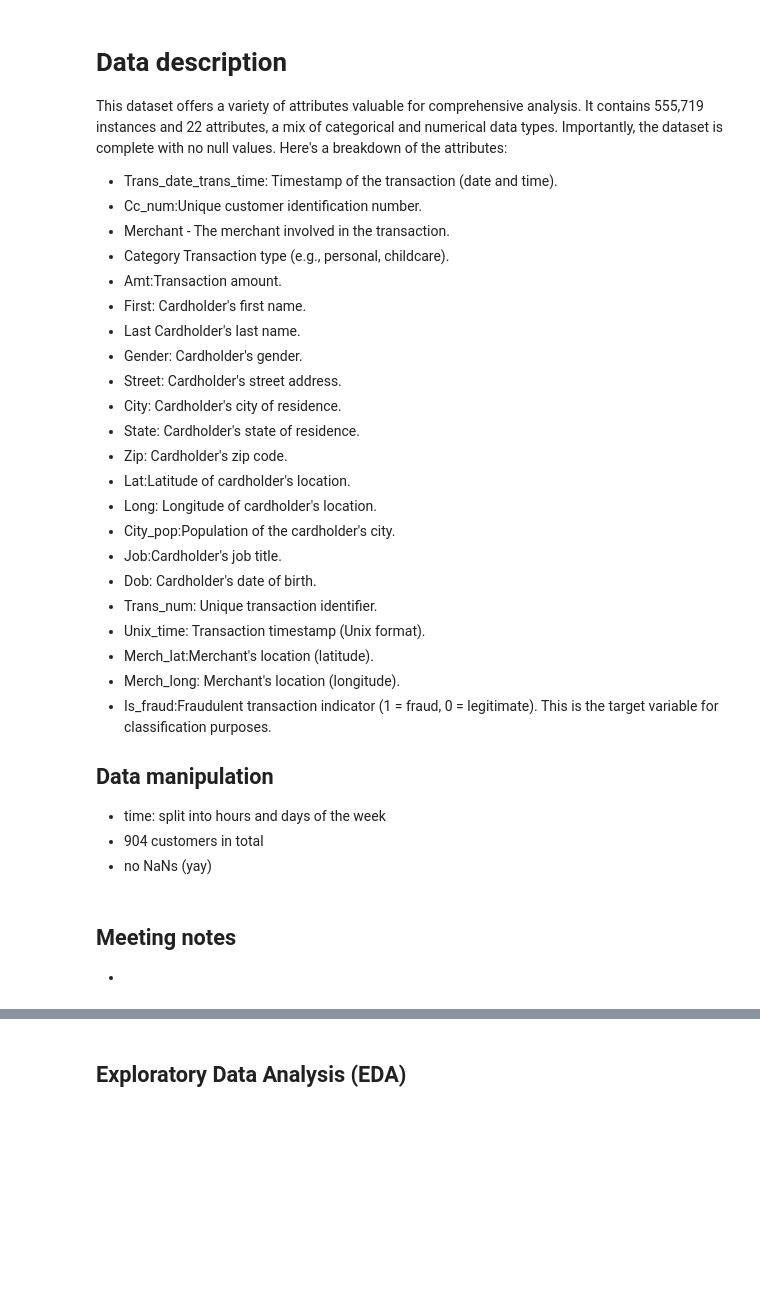
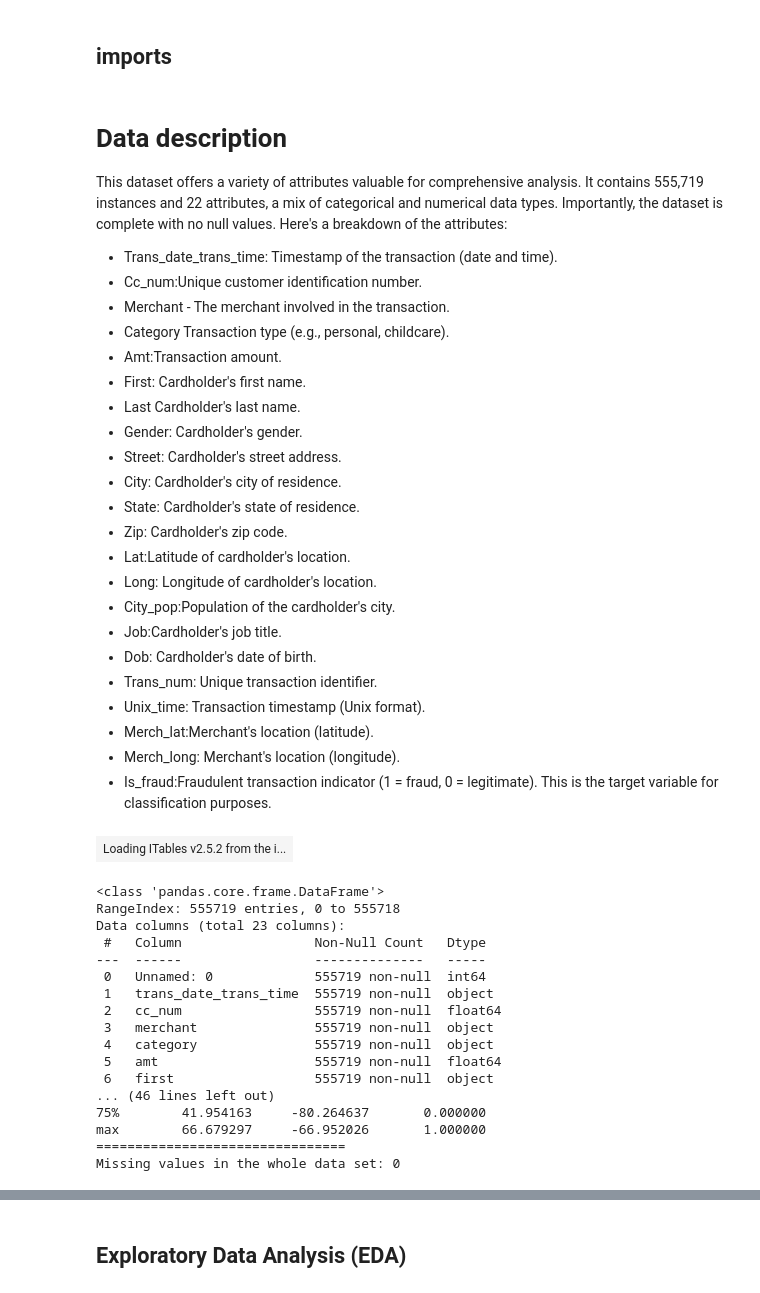
Before and after one commit to bimbo-22/doing_data_science, a Jupyter notebook: research/data_understanding.ipynb, the cells around one changed output, grey strips where cells are left out. Cells and saved outputs as stored; diff of their text form; code cells hidden in the pictures; blank space fills up the shorter version.

Commit message:
data preparation

```diff
--- a/research/data_understanding.ipynb
+++ b/research/data_understanding.ipynb
@@ -1,3 +1,5 @@
+# %% [markdown]
+## imports
 # %%
 # pip install plotly.express
 # %%
@@ -34,13 +38,32 @@ This dataset offers a variety of attributes valuable for comprehensive analysis.
 - Merch_lat:Merchant's location (latitude).
 - Merch_long: Merchant's location (longitude).
 - Is_fraud:Fraudulent transaction indicator (1 = fraud, 0 = legitimate). This is the target variable for classification purposes.
-
-## Data manipulation
-- time: split into hours and days of the week
-- 904 customers in total
-- no NaNs (yay)
-# %% [markdown]
-## Meeting notes
--
 # %%
-df_fraud = pd.read_csv('fraud_test.csv')
+# Klara
+df_fraud = pd.read_csv('C:/Users/halou/Documents/master uni_vie/Doing DS/project/fraud_test.csv')
+
+show(df_fraud.head())
+print(df_fraud.info())
+print(df_fraud.describe())
+
+print("================================")
+print(f"Missing values in the whole data set: {((df_fraud.isnull().sum()).sum())}")
+# %% [output]
+| Loading ITables v2.5.2 from the i... |
+<class 'pandas.core.frame.DataFrame'>
+RangeIndex: 555719 entries, 0 to 555718
+Data columns (total 23 columns):
+ #   Column                 Non-Null Count   Dtype
+---  ------                 --------------   -----
+ 0   Unnamed: 0             555719 non-null  int64
+ 1   trans_date_trans_time  555719 non-null  object
+ 2   cc_num                 555719 non-null  float64
+ 3   merchant               555719 non-null  object
+ 4   category               555719 non-null  object
+ 5   amt                    555719 non-null  float64
+ 6   first                  555719 non-null  object
+... (46 lines left out)
+75%        41.954163     -80.264637       0.000000
+max        66.679297     -66.952026       1.000000
+================================
+Missing values in the whole data set: 0
```
Also changed, not shown: parts of 13 cells of this notebook.
